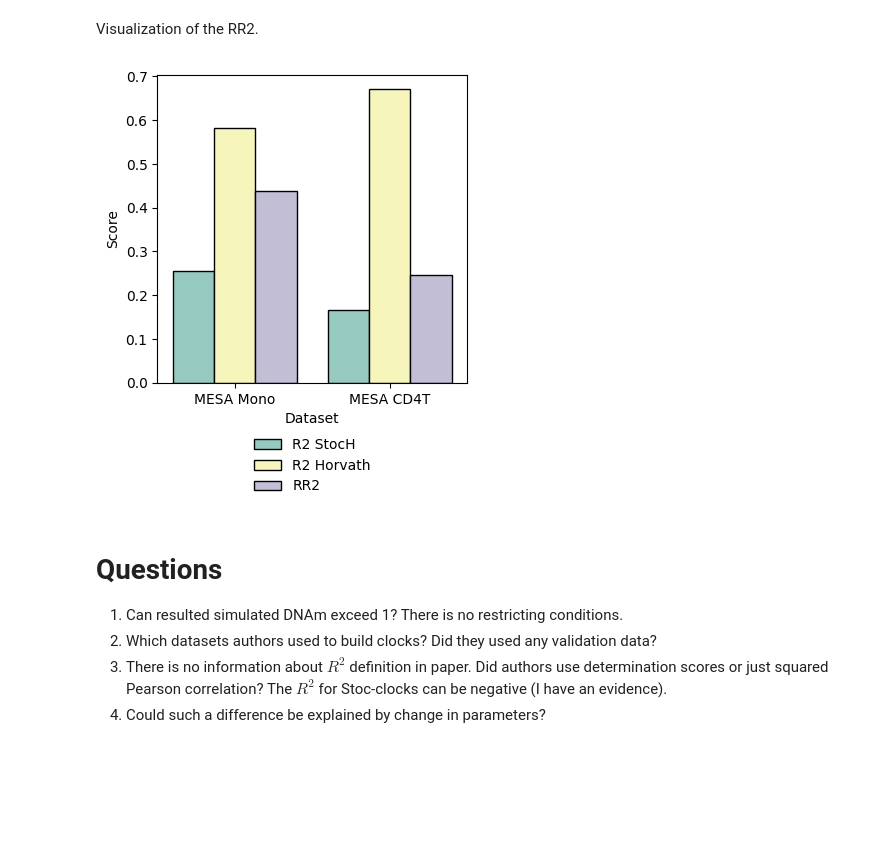
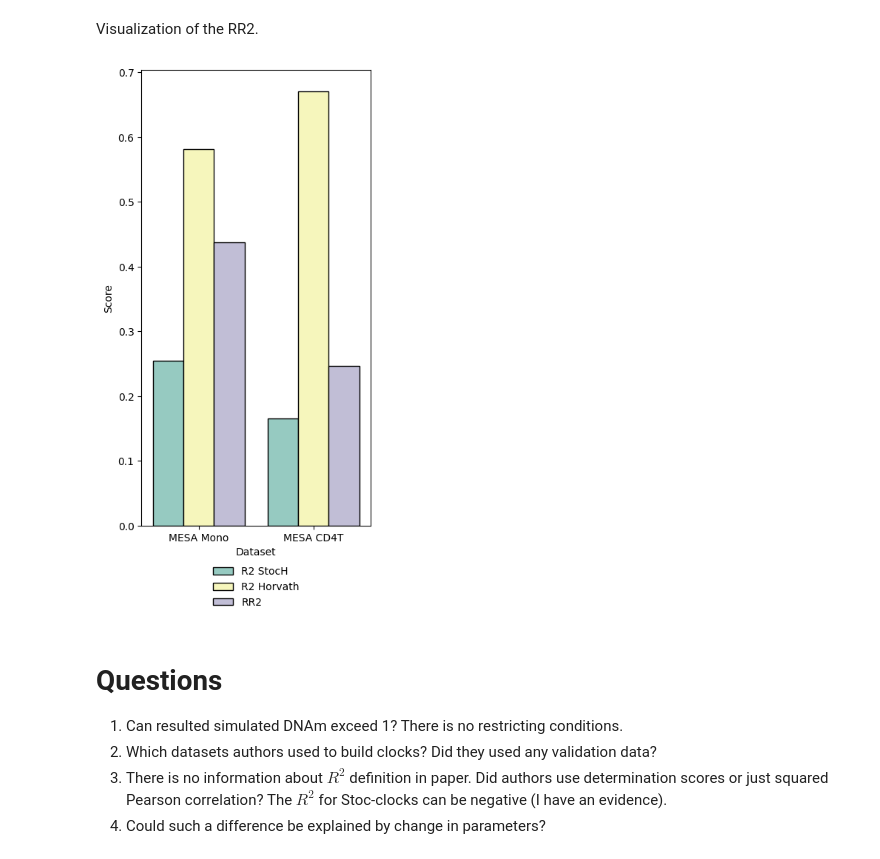
Before and after one commit to ombystoma-young/stochastic-component-epigen-proj, a Jupyter notebook: stocH.ipynb, the cells around one changed output. Cells and saved outputs as stored; diff of their text form; code cells hidden in the pictures; blank space fills up the shorter version.

```diff
--- a/main.ipynb
+++ b/stocH.ipynb
@@ -820,27 +820,27 @@ Visualization of the RR2.
 # %%
 r_metrics = pd.DataFrame(
     [
         [r**2, r_h**2, r**2 / r_h**2,
          mesa_mono_r[0]**2, mesa_mono_r_h[0]**2, rr2],
         ['MESA CD4T', 'MESA CD4T', 'MESA CD4T',
          'MESA Mono', 'MESA Mono', 'MESA Mono'],
         ['R2 StocH', 'R2 Horvath', 'RR2',
          'R2 StocH', 'R2 Horvath', 'RR2']
     ]
                            ).T
 r_metrics.columns = ['Score', 'Dataset', 'Metrics']
 
-fig, ax = plt.subplots()
+fig, ax = plt.subplots(figsize=(4,8))
 sns.barplot(r_metrics, x='Dataset', y='Score',
             order=['MESA Mono', 'MESA CD4T'],
             hue='Metrics', palette='Set3',
             edgecolor=colors[-2], ax=ax)
 
-plt.legend(frameon=False, loc='lower center', bbox_to_anchor=(0.5,-0.4))
-plt.savefig(os.path.join(FIGURES_FOLDER, '9_r2_scores.png'),
+plt.legend(frameon=False, loc='lower center', bbox_to_anchor=(0.5,-0.2))
+plt.savefig(os.path.join(FIGURES_FOLDER, '9_r2_scores.svg'),
              dpi=300, bbox_inches='tight')
 # %% [output]
-[figure, old version]
+[figure, new version]
 # %% [markdown]
 # Questions
 
```
Also changed, not shown: parts of 15 cells of this notebook, 2 other files.
